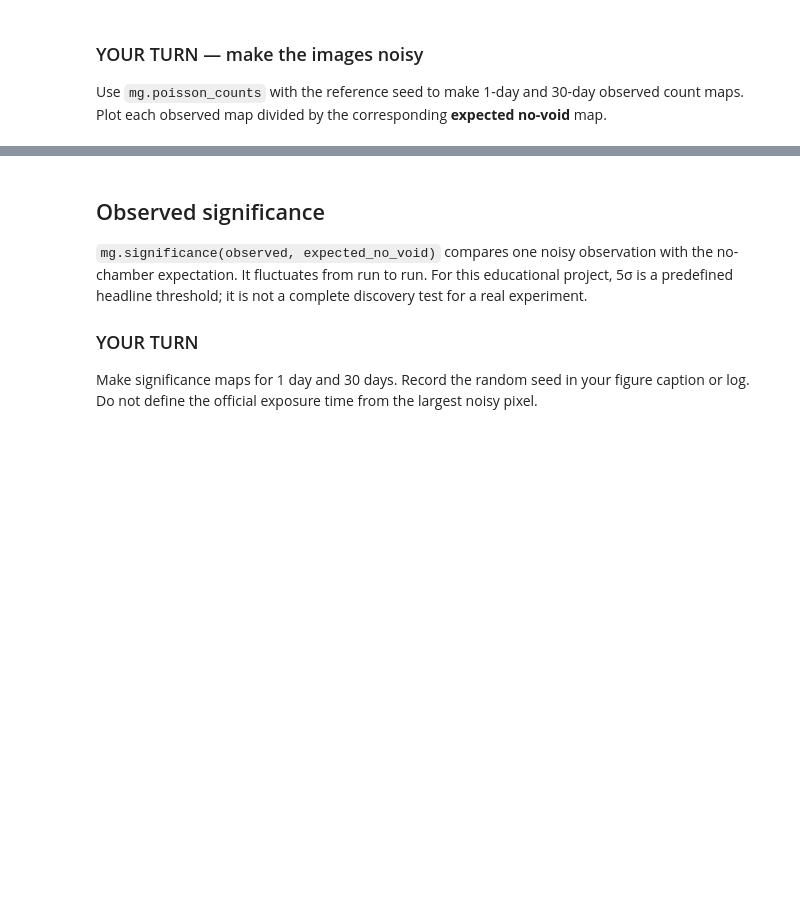
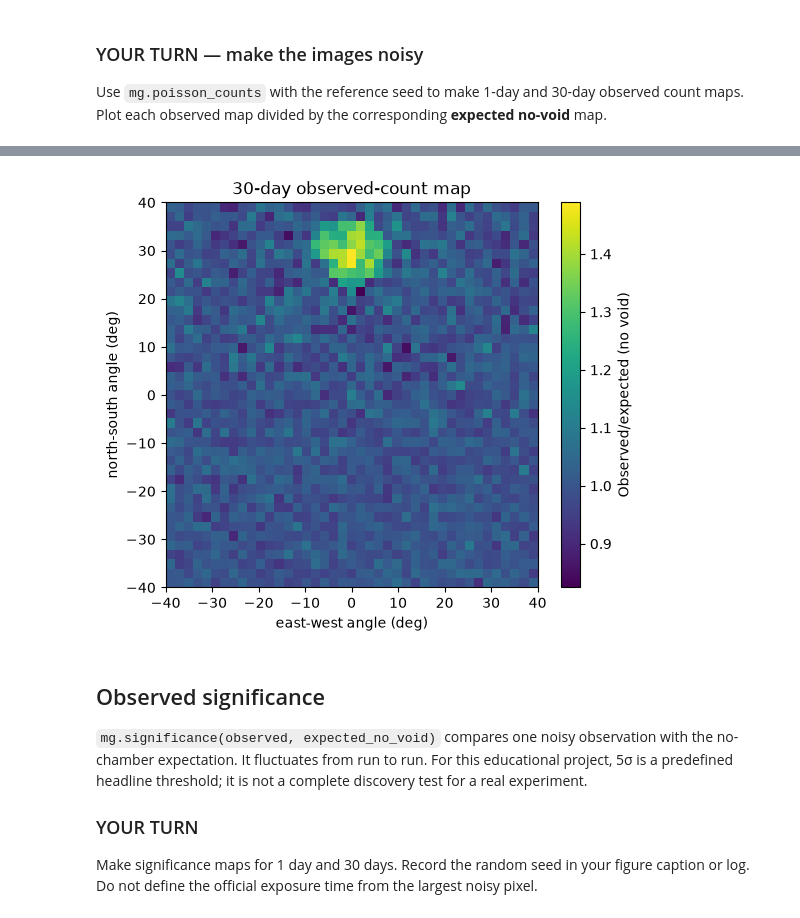
Before and after one commit to Evan-Lim/muography-project, a Jupyter notebook: samantha-student-package/notebooks/04_noise_and_exposure.ipynb, the cells around one changed output, grey strips where cells are left out. Cells and saved outputs as stored; diff of their text form; code cells hidden in the pictures; blank space fills up the shorter version.

```diff
--- a/samantha-student-package/notebooks/04_noise_and_exposure.ipynb
+++ b/samantha-student-package/notebooks/04_noise_and_exposure.ipynb
@@ -50,3 +86,24 @@ observed_30d = mg.poisson_counts(expected_30d, rng)
+# %%
+counts_void_30day, ax_deg_30day, ay_deg_30day = sa.expected_counts(target0, detector, days=30, field_deg=80)
+
+plt.figure (figsize=(6,5))
+plt.imshow(
+    observed_30d/exp_nv_30d,
+    extent = [ax_deg_30day.min(), ax_deg_30day.max(), ay_deg_30day.min(), ay_deg_30day.max()],
+    origin = 'lower',
+    aspect = 'auto',
+    cmap = 'viridis'
+)
+
+plt.xlim(-40,40)
+plt.ylim (-40, 40)
+plt.colorbar(label = 'Observed/expected (no void)')
+plt.xlabel('east-west angle (deg)')
+plt.ylabel ('north-south angle (deg)')
+plt.title ('30-day observed-count map')
+plt.show()
+# %% [output]
+[figure, added]
 # %% [markdown]
 ## Observed significance
 
```
Also changed, not shown: parts of 10 cells of this notebook.
